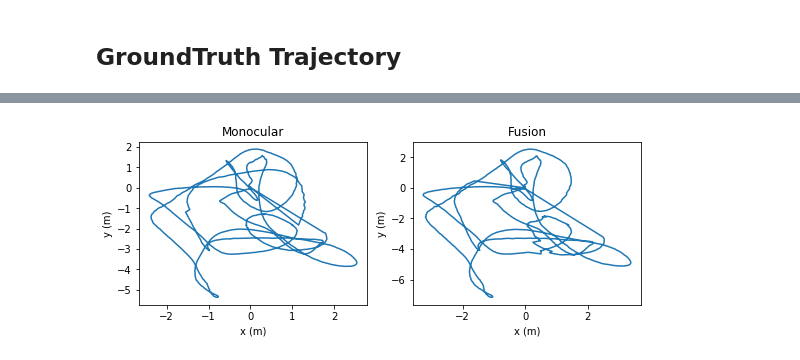
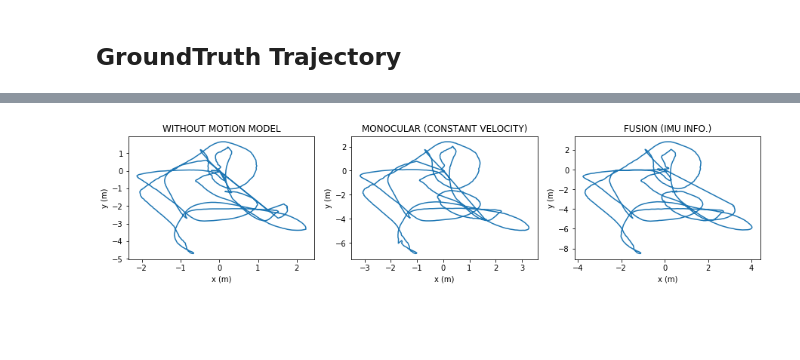
Before and after one commit to RoboticsLabURJC/2018-tfm-javier-martinez, a Jupyter notebook: tools/plot_traj.ipynb, the cells around one changed output, grey strips where cells are left out. Drawn from its saved outputs; the diff is of its cells as text; code cells hidden in the pictures; blank space fills up the shorter version.

```diff
--- a/tools/plot_traj.ipynb
+++ b/tools/plot_traj.ipynb
@@ -7,6 +7,12 @@ import time
 
 %matplotlib inline
 # %%
+def plot_on_subplot(ax, traj, title="", xlabel='x (m)', ylabel='y (m)'):
+    ax.set_title(title)
+    ax.plot(traj[:, 0], traj[:, 1])
+    ax.set_xlabel(xlabel)
+    ax.set_ylabel(ylabel)
+
 def plot_2d_parallels(traj, label_t1, traj_gt, label_t2,
                       title="", xlabel='x (m)', ylabel='y (m)'):
     mpl.rcParams['legend.fontsize'] = 10
@@ -122,5 +130,7 @@ MONOCULAR_PREDICTED_FILE = './data/EuRoC_V1_02/mono_ppose.csv'
 # %%
 gt = load_gt_file(GT_FILE)
+
+no_motion_model_final = load_pose_file(NO_MOTION_MODEL_FILE)
 
 mono_estimated = load_predicted_pose_file(MONOCULAR_PREDICTED_FILE)
 mono_final = load_pose_file(MONOCULAR_FILE)
@@ -170,7 +182,10 @@ plot_2d_parallels(mono_estimated_pose_xy, "Monocular", fusion_estimated_pose_xy,
-# %%
-plot_2d_parallels(mono_pose_xy, "Monocular", fusion_pose_xy, "Fusion")
-# %% [output]
-[figure, removed]
+# %%
+fig = plt.figure(figsize=(15,3))
+plot_on_subplot(fig.add_subplot(131), no_motion_model_pose_xy, "WITHOUT MOTION MODEL")
+plot_on_subplot(fig.add_subplot(132), mono_pose_xy, "MONOCULAR (CONSTANT VELOCITY)")
+plot_on_subplot(fig.add_subplot(133), fusion_pose_xy, "FUSION (IMU INFO.)")
+# %% [output]
+[figure, added]
 # %%
 plot_2d(mono_pose_xy, "Monocular", fusion_pose_xy, "Fusion")
 # %% [output]
```
Also changed, not shown: parts of 16 cells of this notebook, 11 other files.
